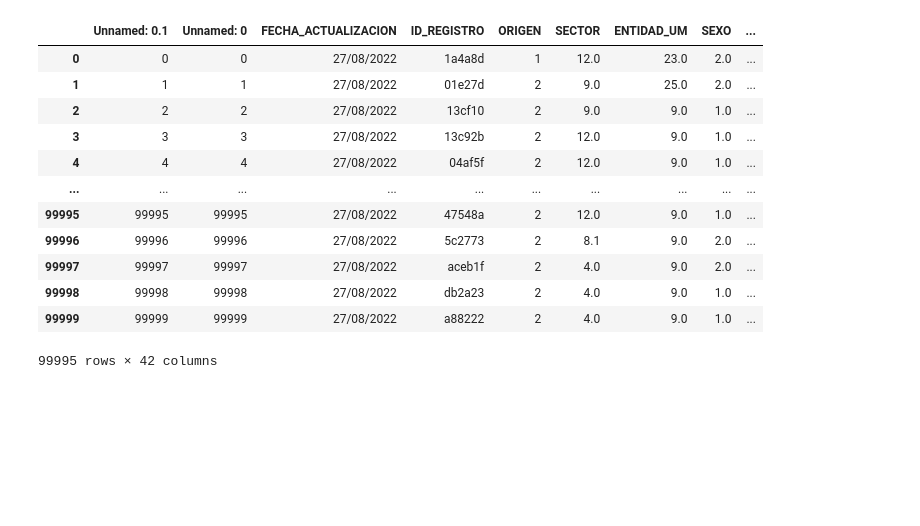
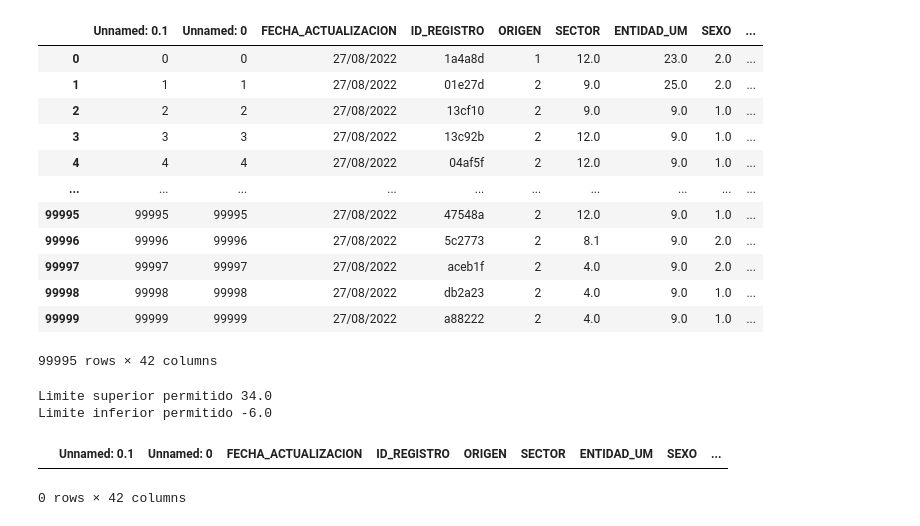
Before and after one commit to ElizabethCobos/Actividad4, a Jupyter notebook: Actividad4.ipynb, the cells around one changed output. Cells and saved outputs as stored; diff of their text form; code cells hidden in the pictures; blank space fills up the shorter version.

Commit message:
Outlier Entidad_UM

```diff
--- a/Actividad4.ipynb
+++ b/Actividad4.ipynb
@@ -518,3 +518,26 @@ data_clean_iqr
 | 99998 | 99998 | 99998 | 27/08/2022 | db2a23 | 2 | 4.0 | 9.0 | 1.0 | ... |
 | 99999 | 99999 | 99999 | 27/08/2022 | a88222 | 2 | 4.0 | 9.0 | 1.0 | ... |
 99995 rows × 42 columns
+# %%
+#ENTIDAD_UM
+#Método aplicando Cuartiles. Encuentro cuartiles 0.25 y 0.75
+y=data_fil["ENTIDAD_UM"]
+
+percentile25=y.quantile(0.25) #Q1
+percentile75=y.quantile(0.75) #Q3
+iqr= percentile75 - percentile25
+
+Limite_Superior_iqr= percentile75 + 1.5*iqr
+Limite_Inferior_iqr= percentile25 - 1.5*iqr
+print("Limite superior permitido", Limite_Superior_iqr)
+print("Limite inferior permitido", Limite_Inferior_iqr)
+# %% [output]
+Limite superior permitido 34.0
+Limite inferior permitido -6.0
+# %%
+#Encontramos Outliers
+outliers_iqr= data_fil[(y>Limite_Superior_iqr)|(y<Limite_Inferior_iqr)]
+outliers_iqr
+# %% [output]
+|  | Unnamed: 0.1 | Unnamed: 0 | FECHA_ACTUALIZACION | ID_REGISTRO | ORIGEN | SECTOR | ENTIDAD_UM | SEXO | ... |
+0 rows × 42 columns
```
